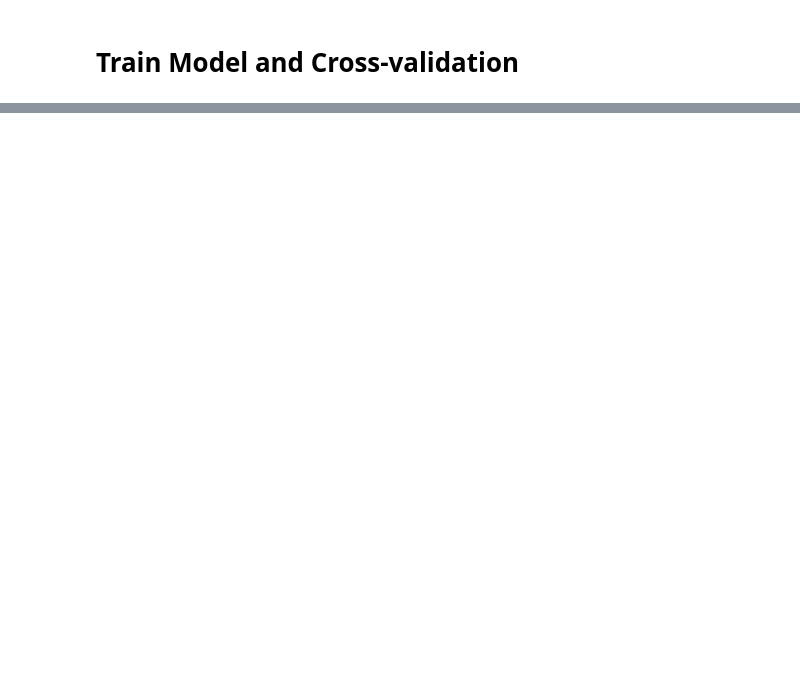
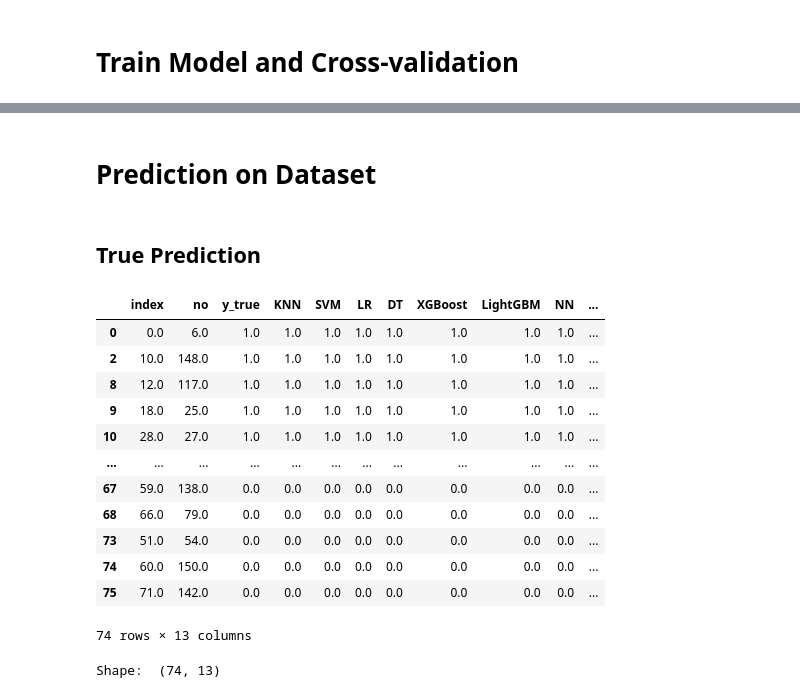
Before and after one commit to sippathamm/Mangosteen, a Jupyter notebook: ML.ipynb, the cells around one changed output, grey strips where cells are left out. Drawn from its saved outputs; the diff is of its cells as text; code cells hidden in the pictures; blank space fills up the shorter version.

```diff
--- a/ML.ipynb
+++ b/ML.ipynb
@@ -475,0 +521,48 @@ Average Random Forest Model Accuracy: 0.718181818181818
+# %% [markdown]
+# Prediction on Dataset
+# %% [markdown]
+## True Prediction
+# %%
+count_prediction = pd.DataFrame({'index': model_y_true['index'],
+                                 'no': model_y_true['no'],
+                                 'y_true': model_y_true['y_true']})
+
+for label in model_y_predict:
+    count_prediction[label] = model_y_predict[label]
+
+count_prediction['Prediction Rate'] = count_prediction.iloc[:, 3:].sum(axis=1) / len(classifier)
+
+# display(count_prediction)
+
+positive_prediction = count_prediction[count_prediction['Prediction Rate'] >= 0.5]
+true_positive_prediction = positive_prediction[positive_prediction['y_true'] == 1]
+
+# display(true_positive_prediction)
+
+negative_prediction = count_prediction[count_prediction['Prediction Rate'] < 0.5]
+true_negative_prediction = negative_prediction[negative_prediction['y_true'] == 0]
+
+# display(false_negative_prediction)
+
+true_prediction = pd.concat([true_positive_prediction, true_negative_prediction])
+
+display(true_prediction)
+
+print('Shape: ', true_prediction.shape)
+
+true_prediction.to_csv(f'TruePrediction-{int(num) + 1}.csv')
+# %% [output]
+|  | index | no | y_true | KNN | SVM | LR | DT | XGBoost | LightGBM | NN | ... |
+| 0 | 0.0 | 6.0 | 1.0 | 1.0 | 1.0 | 1.0 | 1.0 | 1.0 | 1.0 | 1.0 | ... |
+| 2 | 10.0 | 148.0 | 1.0 | 1.0 | 1.0 | 1.0 | 1.0 | 1.0 | 1.0 | 1.0 | ... |
+| 8 | 12.0 | 117.0 | 1.0 | 1.0 | 1.0 | 1.0 | 1.0 | 1.0 | 1.0 | 1.0 | ... |
+| 9 | 18.0 | 25.0 | 1.0 | 1.0 | 1.0 | 1.0 | 1.0 | 1.0 | 1.0 | 1.0 | ... |
+| 10 | 28.0 | 27.0 | 1.0 | 1.0 | 1.0 | 1.0 | 1.0 | 1.0 | 1.0 | 1.0 | ... |
+| ... | ... | ... | ... | ... | ... | ... | ... | ... | ... | ... | ... |
+| 67 | 59.0 | 138.0 | 0.0 | 0.0 | 0.0 | 0.0 | 0.0 | 0.0 | 0.0 | 0.0 | ... |
+| 68 | 66.0 | 79.0 | 0.0 | 0.0 | 0.0 | 0.0 | 0.0 | 0.0 | 0.0 | 0.0 | ... |
+| 73 | 51.0 | 54.0 | 0.0 | 0.0 | 0.0 | 0.0 | 0.0 | 0.0 | 0.0 | 0.0 | ... |
+| 74 | 60.0 | 150.0 | 0.0 | 0.0 | 0.0 | 0.0 | 0.0 | 0.0 | 0.0 | 0.0 | ... |
+| 75 | 71.0 | 142.0 | 0.0 | 0.0 | 0.0 | 0.0 | 0.0 | 0.0 | 0.0 | 0.0 | ... |
+74 rows × 13 columns
+Shape:  (74, 13)
```
Also changed, not shown: parts of 33 cells of this notebook, 16 other files.
